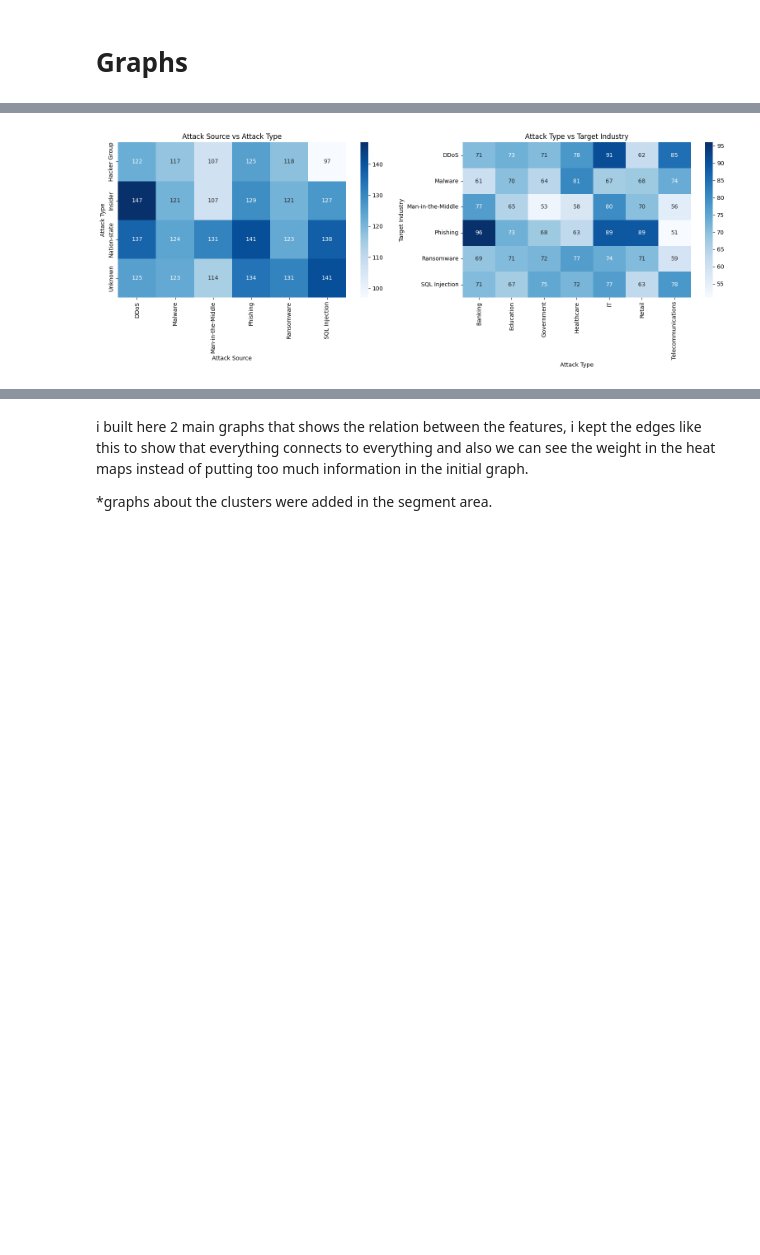
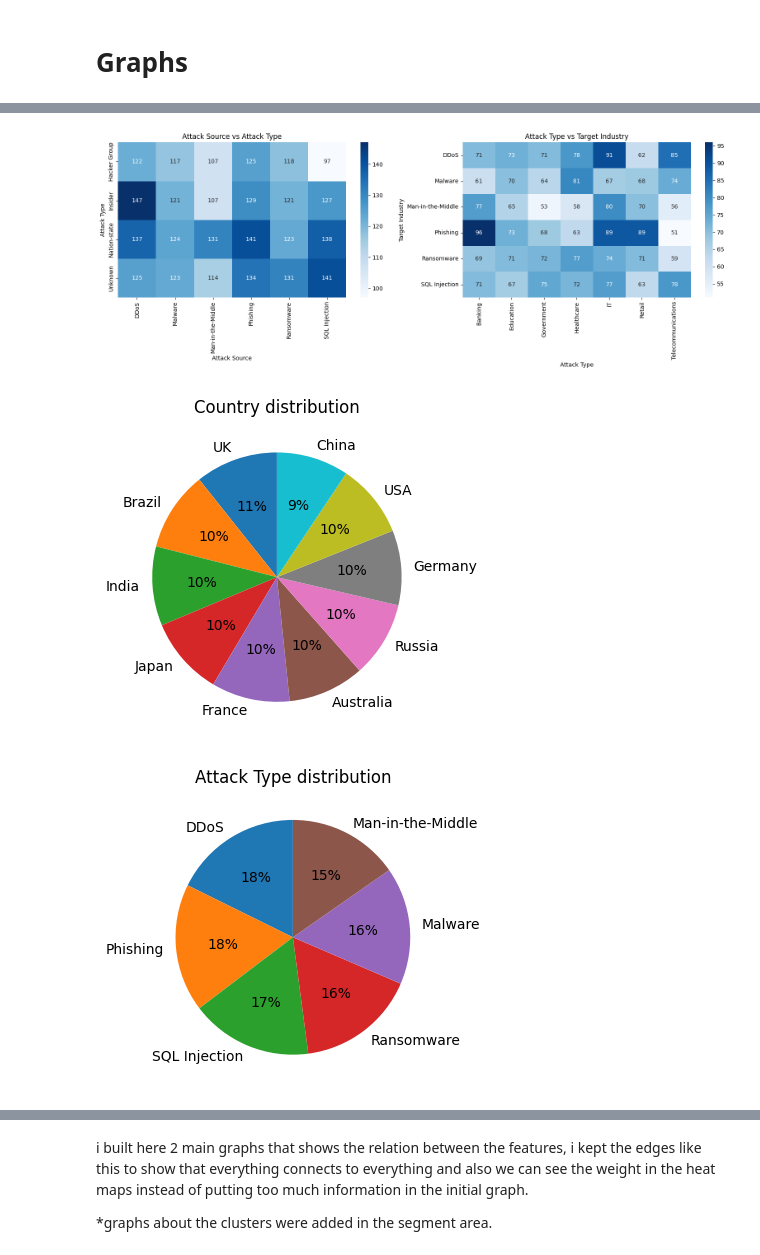
Before and after one commit to lorig1234/Cybersecurity-data-analysis, a Jupyter notebook: CyberSecurity Project/Pipeline.ipynb, the cells around one changed output, grey strips where cells are left out. Drawn from its saved outputs; the diff is of its cells as text; code cells hidden in the pictures; blank space fills up the shorter version.

Commit message:
added more abnormality checks and more plots added to graphs.

```diff
--- a/CyberSecurity Project/Pipeline.ipynb
+++ b/CyberSecurity Project/Pipeline.ipynb
@@ -331,8 +450,12 @@ df = pd.read_csv("dataset_with_all_outlier_flags.csv")
 # ------------------------------------------------------------------
 # 2) DROP EVERY TYPE OF OUTLIER
 # ------------------------------------------------------------------
+flag_cols = [
+    c for c in df.columns
+    if (c.endswith("_outlier") or c.endswith("_rare_level")) and c != "svm_outlier"
+]
+df_cln_1 = df[~df[flag_cols].any(axis=1)].reset_index(drop=True)
 flag_cols = [c for c in df.columns if c.endswith("_outlier") or c.endswith("_rare_level")]
-df_cln_1 = df[~df[flag_cols].any(axis=1)].reset_index(drop=True)
 df_cln_1.drop(columns=flag_cols, inplace=True)  # remove the flags
 
 print(f"Dropped {len(df) - len(df_cln_1)} rows as outliers; "
@@ -694,30 +823,56 @@ fig, axes = plt.subplots(1, 2, figsize=(16, 6))
 sns.heatmap(source_tbl, cmap='Blues', annot=True, fmt='d', ax=axes[0])
 axes[0].set_title('Attack Source vs Attack Type')
 axes[0].set_xlabel('Attack Source')
 axes[0].set_ylabel('Attack Type')
 
 sns.heatmap(type_def_tbl, cmap='Blues', annot=True, fmt='d', ax=axes[1])
 axes[1].set_title('Attack Type vs Target Industry')
 axes[1].set_xlabel('Attack Type')
 axes[1].set_ylabel('Target Industry')
 
 plt.tight_layout()
 plt.show()
 
 
 # # ------------------------------------------------------------------
 # # 1. Annual attack mix (stacked bar)
 # # ------------------------------------------------------------------
 # plt.figure(figsize=(10,5))
 # mix = (df_flow.groupby(['Year','Attack Type'])
 #               .size()
 #               .unstack(fill_value=0)
 #               .sort_index())
 # mix.plot(kind='bar', stacked=True, ax=plt.gca())
 # plt.title('Incidents per Year by Attack Type')
 # plt.ylabel('Count'); plt.tight_layout(); plt.show()
+def quick_plots(df, cat_cols, num_cols):
+    # ----- categorical -----
+    for c in cat_cols:
+        vc = df[c].value_counts()
+        plt.figure(figsize=(4,4))
+        vc.plot(kind='pie', autopct='%1.0f%%', startangle=90, label='')
+        plt.title(f'{c} distribution')
+        plt.ylabel('')
+        plt.tight_layout()
+        plt.show()
+
+    # ----- numerics -----
+    for n in num_cols:
+        fig, axes = plt.subplots(1, 2, figsize=(8,3))
+        sns.histplot(df[n].dropna(), ax=axes[0], kde=True)
+        axes[0].set_title(f'Histogram – {n}')
+        sns.boxplot(x=df[n], ax=axes[1])
+        axes[1].set_title(f'Boxplot – {n}')
+        plt.tight_layout()
+        plt.show()
+
+cat_cols = df.select_dtypes('object').columns
+num_cols = df.select_dtypes('number').columns
+quick_plots(df, cat_cols, num_cols)
 # %% [output]
 [figure]
 [figure]
 [figure]
 [figure]
+[figure, added]
+[figure, added]
```
Also changed, not shown: parts of 7 cells of this notebook, 1 other file.
